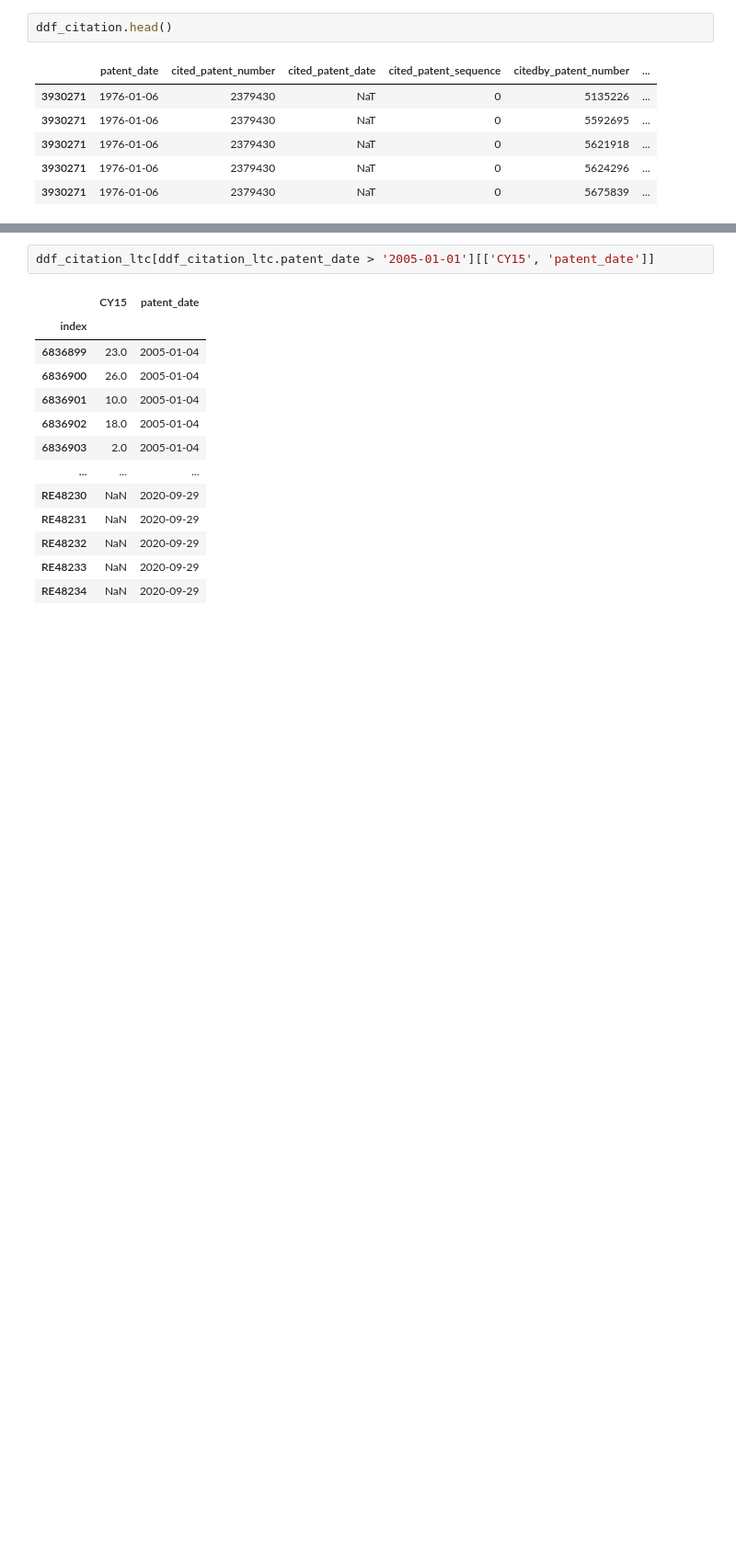
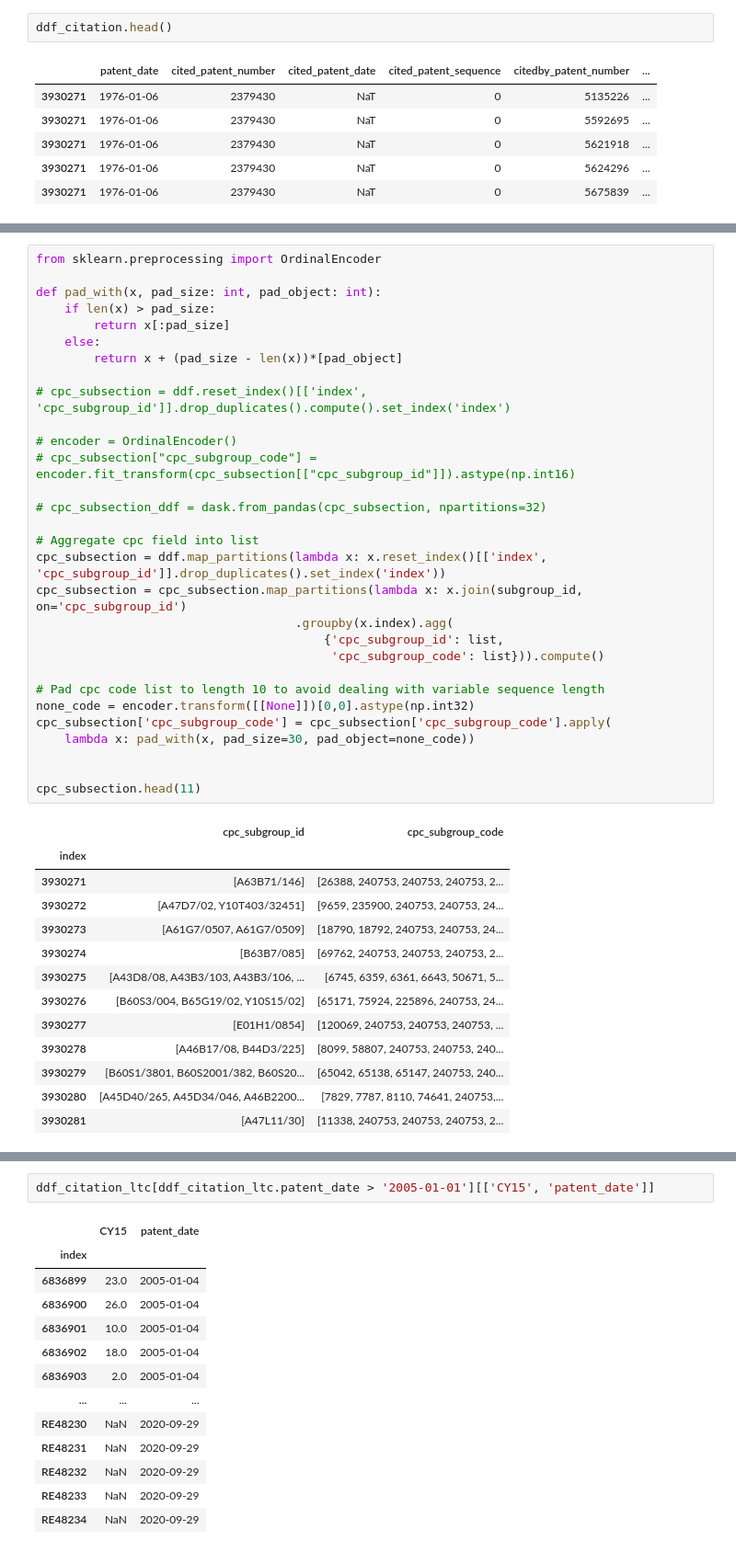
Before and after one commit to boreshkinai/patent-analysis, a Jupyter notebook: PatentsEDA-API.ipynb, the cells around one changed output, grey strips where cells are left out. Shown at 92% size. Cells and saved outputs as stored; diff of their text form; blank space fills up the shorter version.

```diff
--- a/PatentsEDA-API.ipynb
+++ b/PatentsEDA-API.ipynb
@@ -736,0 +773,44 @@ distributed.nanny - WARNING - Restarting worker
+# %%
+from sklearn.preprocessing import OrdinalEncoder
+
+def pad_with(x, pad_size: int, pad_object: int):
+    if len(x) > pad_size:
+        return x[:pad_size]
+    else:
+        return x + (pad_size - len(x))*[pad_object]
+
+# cpc_subsection = ddf.reset_index()[['index', 'cpc_subgroup_id']].drop_duplicates().compute().set_index('index')
+
+# encoder = OrdinalEncoder()
+# cpc_subsection["cpc_subgroup_code"] = encoder.fit_transform(cpc_subsection[["cpc_subgroup_id"]]).astype(np.int16)
+
+# cpc_subsection_ddf = dask.from_pandas(cpc_subsection, npartitions=32)
+
+# Aggregate cpc field into list
+cpc_subsection = ddf.map_partitions(lambda x: x.reset_index()[['index', 'cpc_subgroup_id']].drop_duplicates().set_index('index'))
+cpc_subsection = cpc_subsection.map_partitions(lambda x: x.join(subgroup_id, on='cpc_subgroup_id')
+                                    .groupby(x.index).agg(
+                                        {'cpc_subgroup_id': list,
+                                         'cpc_subgroup_code': list})).compute()
+
+# Pad cpc code list to length 10 to avoid dealing with variable sequence length
+none_code = encoder.transform([[None]])[0,0].astype(np.int32)
+cpc_subsection['cpc_subgroup_code'] = cpc_subsection['cpc_subgroup_code'].apply(
+    lambda x: pad_with(x, pad_size=30, pad_object=none_code))
+
+
+cpc_subsection.head(11)
+# %% [output]
+|  | cpc_subgroup_id | cpc_subgroup_code |
+| index |  |  |
+| 3930271 | [A63B71/146] | [26388, 240753, 240753, 240753, 2... |
+| 3930272 | [A47D7/02, Y10T403/32451] | [9659, 235900, 240753, 240753, 24... |
+| 3930273 | [A61G7/0507, A61G7/0509] | [18790, 18792, 240753, 240753, 24... |
+| 3930274 | [B63B7/085] | [69762, 240753, 240753, 240753, 2... |
+| 3930275 | [A43D8/08, A43B3/103, A43B3/106, ... | [6745, 6359, 6361, 6643, 50671, 5... |
+| 3930276 | [B60S3/004, B65G19/02, Y10S15/02] | [65171, 75924, 225896, 240753, 24... |
+| 3930277 | [E01H1/0854] | [120069, 240753, 240753, 240753, ... |
+| 3930278 | [A46B17/08, B44D3/225] | [8099, 58807, 240753, 240753, 240... |
+| 3930279 | [B60S1/3801, B60S2001/382, B60S20... | [65042, 65138, 65147, 240753, 240... |
+| 3930280 | [A45D40/265, A45D34/046, A46B2200... | [7829, 7787, 8110, 74641, 240753,... |
+| 3930281 | [A47L11/30] | [11338, 240753, 240753, 240753, 2... |
```
Also changed, not shown: parts of 15 cells of this notebook.
